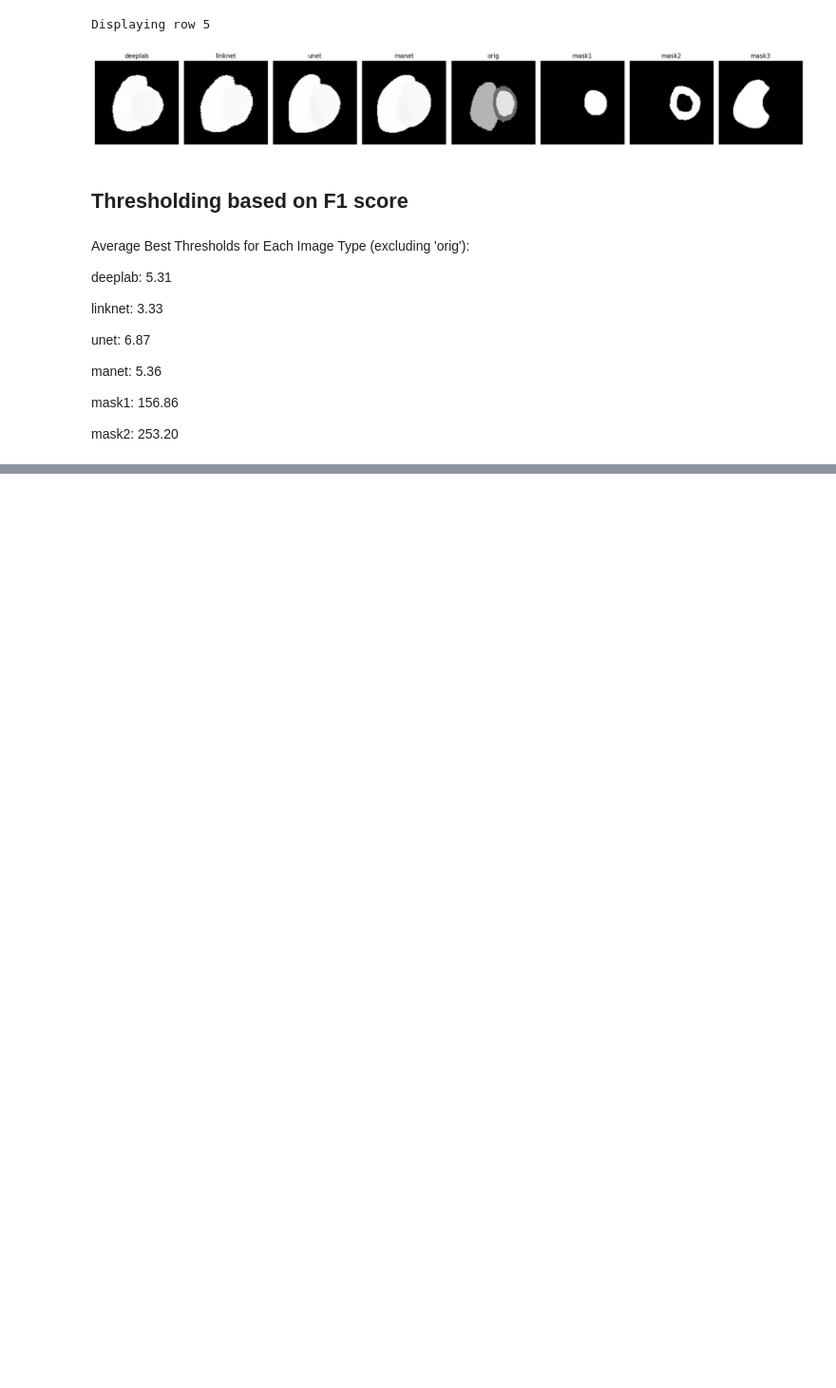
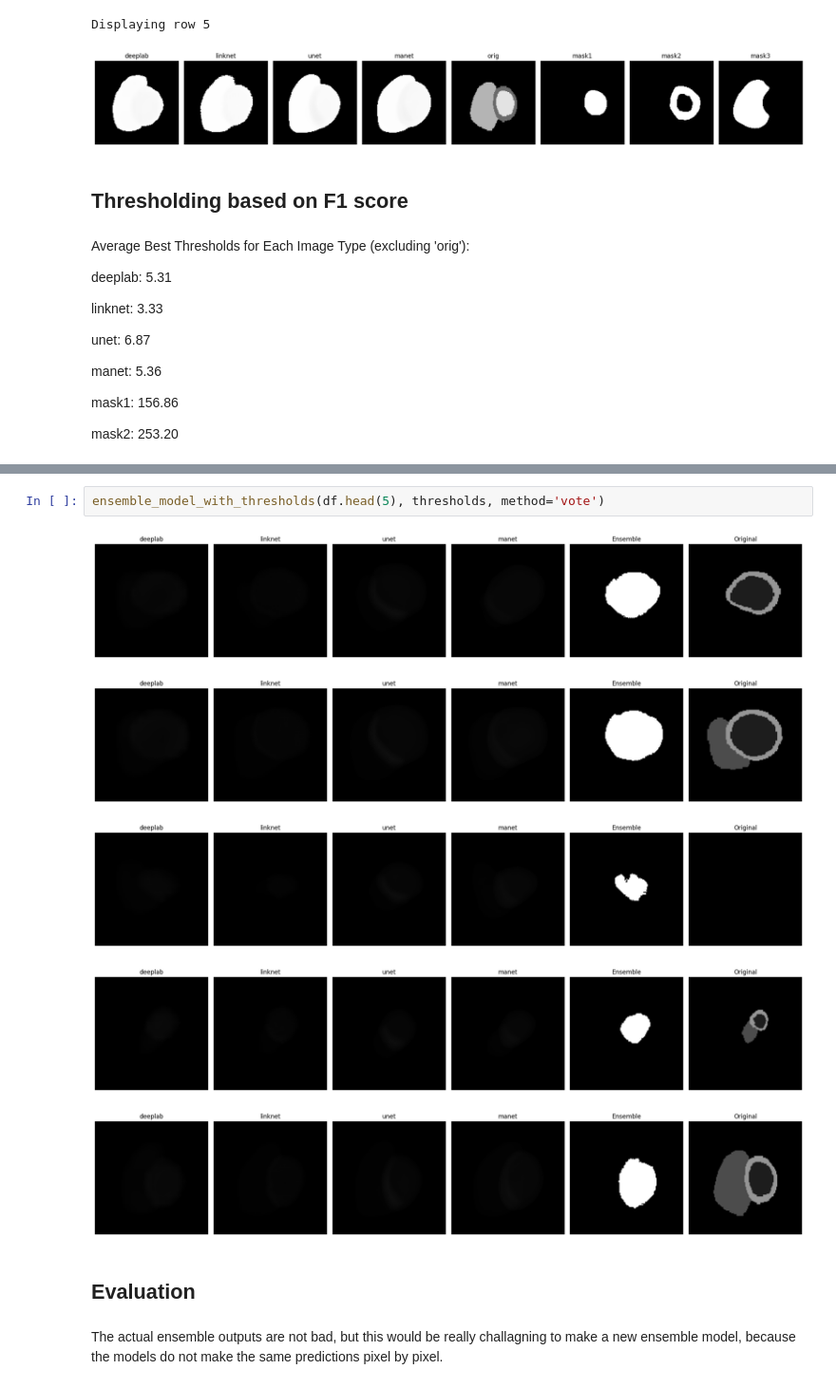
Before and after one commit to Bodesz11/DeepLearning_2024_Project, a Jupyter notebook: Final_submission/All_models_evaluation_and_thresholding.ipynb, the cells around one changed output, grey strips where cells are left out. Shown at 95% size. Cells and saved outputs as stored; diff of their text form; blank space fills up the shorter version.

```diff
--- a/Final_submission/All_models_evaluation_and_thresholding.ipynb
+++ b/Final_submission/All_models_evaluation_and_thresholding.ipynb
@@ -283,0 +373,12 @@ Displaying thresholded images for row 6
+# %%
+ensemble_model_with_thresholds(df.head(5), thresholds, method='vote')
+# %% [output]
+[figure, added]
+[figure, added]
+[figure, added]
+[figure, added]
+[figure, added]
+# %% [markdown]
+## Evaluation
+# %% [markdown]
+The actual ensemble outputs are not bad, but this would be really challagning to make a new ensemble model, because the models do not make the same predictions pixel by pixel.
```
Also changed, not shown: parts of 4 cells of this notebook.
